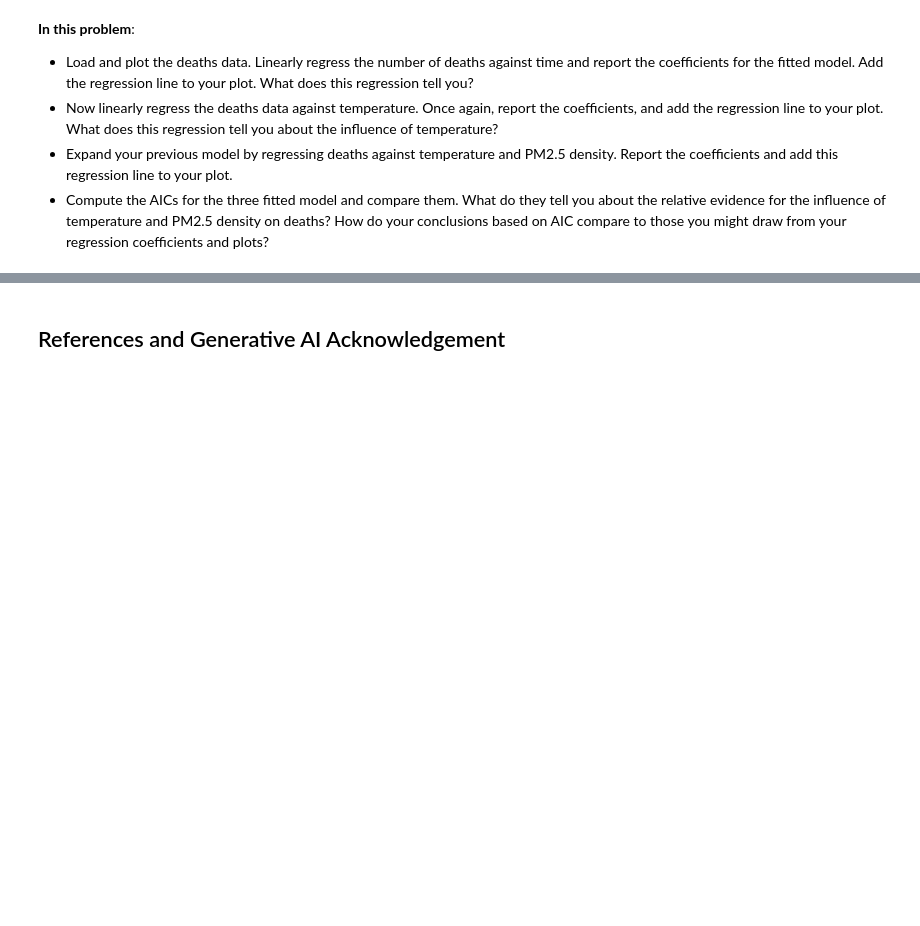
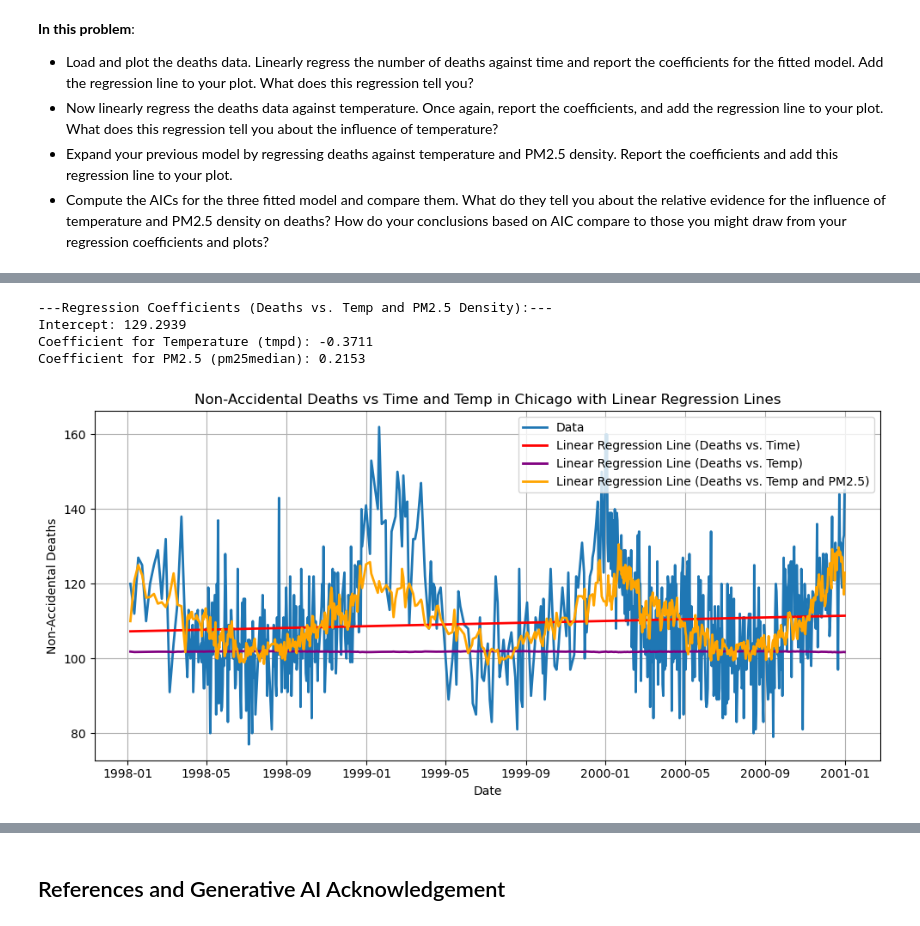
Before and after one commit to BEE4850-SP25/hw05-christinemswanson, a Jupyter notebook: hw05.ipynb, the cells around one changed output, grey strips where cells are left out. Saved outputs shown, nothing was run; the diff lists cells and outputs as text; code cells hidden in the pictures; blank space fills up the shorter version.

```diff
--- a/hw05.ipynb
+++ b/hw05.ipynb
@@ -589,0 +620,18 @@ Intercept (Initial number of deaths): 115.4189
+# %%
+# linearly regress the deaths data against temperature
+# and add regression line to plot
+
+# linear regression (death vs. temp)
+X_2 = np.array((chicago_dat['tmpd'])).reshape(-1, 1)  # temp -> independent variable
+y_2 = np.array(chicago_dat['death'])  # deaths -> response variable
+
+# fit the linear model
+model_2 = LinearRegression()
+model_2.fit(X_2, y_2)
+
+# get the regression coefficients
+slope_2 = model.coef_[0]
+intercept_2 = model.intercept_
+
+# predict
+y_pred_temp = model.predict(X_2)
@@ -589,0 +651,56 @@ Intercept (Initial number of deaths): 115.4189
+# %%
+# Expand your previous model by regressing deaths against temperature
+# AND PM2.5 density. Report the coefficients and add this regression
+# line to your plot
+
+# first, drop the missing values from the PM2.5 columen (per the problem,
+# we can assume missing at random and drop)
+#chicago_dat = chicago_dat.dropna(subset=['pm25median'])
+
+# expand the model
+# Define predictor matrix with both temp and PM2.5
+X_multi = chicago_dat[['tmpd', 'pm25median']].values  # shape: (n_samples, 2)
+y_multi = chicago_dat['death'].values  # response variable
+
+# fit multiple linear regression
+model_multi = LinearRegression()
+model_multi.fit(X_multi, y_multi)
+
+# get regression coefficients
+coefficients = model_multi.coef_
+intercept3 = model_multi.intercept_
+
+# predict
+y_pred_multi = model_multi.predict(X_multi)
+
+# print results
+print("---Regression Coefficients (Deaths vs. Temp and PM2.5 Density):---")
+print(f"Intercept: {intercept3:.4f}")
+print(f"Coefficient for Temperature (tmpd): {coefficients[0]:.4f}")
+print(f"Coefficient for PM2.5 (pm25median): {coefficients[1]:.4f}")
+# %% [output]
+---Regression Coefficients (Deaths vs. Temp and PM2.5 Density):---
+Intercept: 129.2939
+Coefficient for Temperature (tmpd): -0.3711
+Coefficient for PM2.5 (pm25median): 0.2153
+# %%
+# plot the data and the regression line
+plt.figure(figsize=(10, 5))
+
+plt.plot(chicago_dat['Date'], chicago_dat['death'], label="Data", linewidth=2)
+plt.plot(chicago_dat['Date'], y_pred, color='red', label="Linear Regression Line (Deaths vs. Time)", linewidth=2)
+plt.plot(chicago_dat['Date'], y_pred_temp, color='purple',
+         label="Linear Regression Line (Deaths vs. Temp)", linewidth=2)
+
+plt.plot(chicago_dat['Date'], y_pred_multi, color='orange',
+         label="Linear Regression Line (Deaths vs. Temp and PM2.5)", linewidth=2)
+
+plt.xlabel("Date")
+plt.ylabel("Non-Accidental Deaths")
+plt.title("Non-Accidental Deaths vs Time and Temp in Chicago with Linear Regression Lines")
+plt.legend()
+plt.grid(True)
+plt.tight_layout()
+plt.show()
+# %% [output]
+[figure, added]
```
Also changed, not shown: parts of 32 cells of this notebook.
